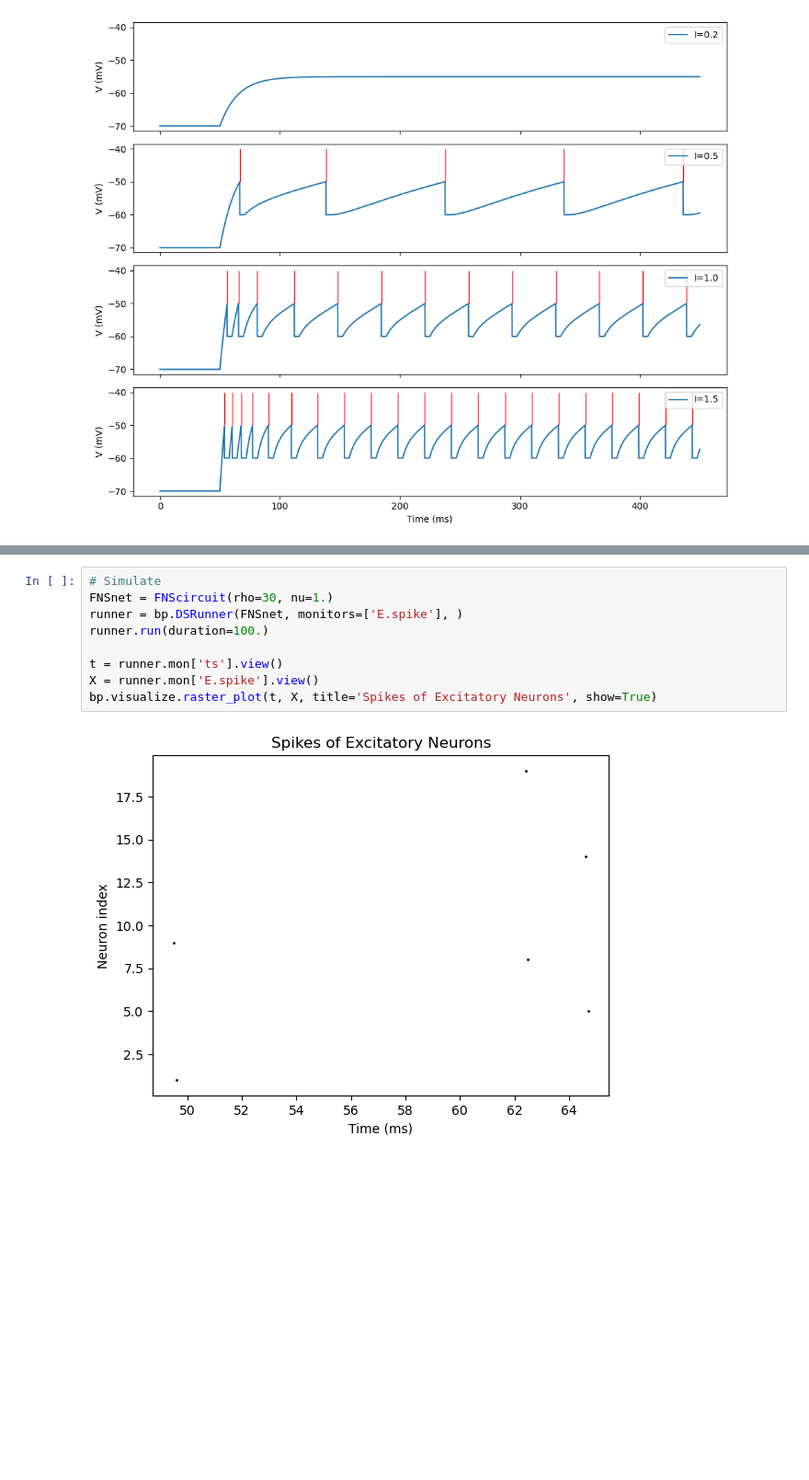
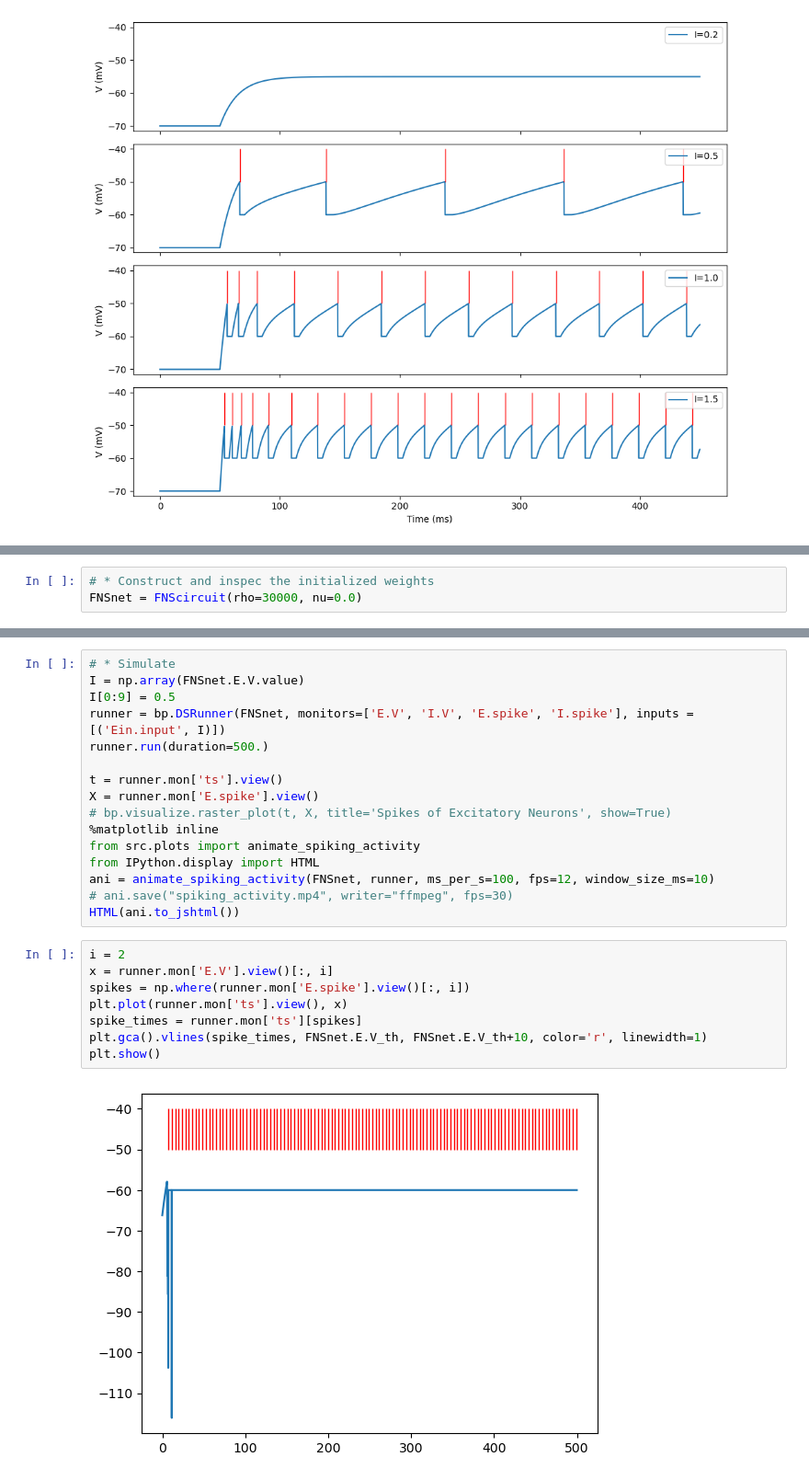
Before and after one commit to brendanjohnharris/WRCircuit.jl, a Jupyter notebook: scripts/plots/dynamics/fnscircuit_validation.ipynb, the cells around one changed output, grey strips where cells are left out. Shown at 92% size. Cells and saved outputs as stored; diff of their text form; blank space fills up the shorter version.

Commit message:
Save everything working but weights

```diff
--- a/scripts/plots/dynamics/fnscircuit_validation.ipynb
+++ b/scripts/plots/dynamics/fnscircuit_validation.ipynb
@@ -237,0 +300,3 @@ Line #      Hits         Time  Per Hit   % Time  Line Contents
+# %%
+# * Construct and inspec the initialized weights
+FNSnet = FNScircuit(rho=30000, nu=0.0)
@@ -238,11 +310,26 @@ Line #      Hits         Time  Per Hit   % Time  Line Contents
 # %%
-# Simulate
-FNSnet = FNScircuit(rho=30, nu=1.)
-runner = bp.DSRunner(FNSnet, monitors=['E.spike'], )
-runner.run(duration=100.)
+# * Simulate
+I = np.array(FNSnet.E.V.value)
+I[0:9] = 0.5
+runner = bp.DSRunner(FNSnet, monitors=['E.V', 'I.V', 'E.spike', 'I.spike'], inputs = [('Ein.input', I)])
+runner.run(duration=500.)
 
 t = runner.mon['ts'].view()
 X = runner.mon['E.spike'].view()
-bp.visualize.raster_plot(t, X, title='Spikes of Excitatory Neurons', show=True)
+# bp.visualize.raster_plot(t, X, title='Spikes of Excitatory Neurons', show=True)
+%matplotlib inline
+from src.plots import animate_spiking_activity
+from IPython.display import HTML
+ani = animate_spiking_activity(FNSnet, runner, ms_per_s=100, fps=12, window_size_ms=10)
+# ani.save("spiking_activity.mp4", writer="ffmpeg", fps=30)
+HTML(ani.to_jshtml())
-# %% [output]
-[figure, removed]
+# %%
+i = 2
+x = runner.mon['E.V'].view()[:, i]
+spikes = np.where(runner.mon['E.spike'].view()[:, i])
+plt.plot(runner.mon['ts'].view(), x)
+spike_times = runner.mon['ts'][spikes]
+plt.gca().vlines(spike_times, FNSnet.E.V_th, FNSnet.E.V_th+10, color='r', linewidth=1)
+plt.show()
+# %% [output]
+[figure, added]
```
Also changed, not shown: parts of 15 cells of this notebook, 7 other files.
